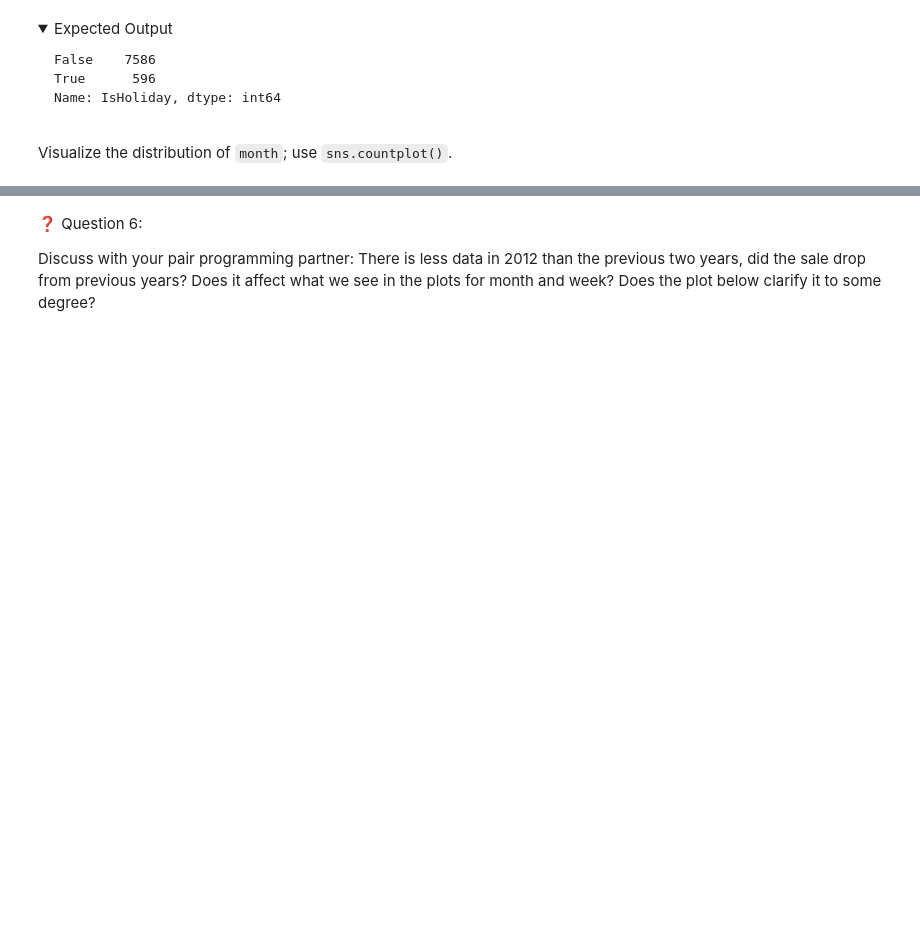
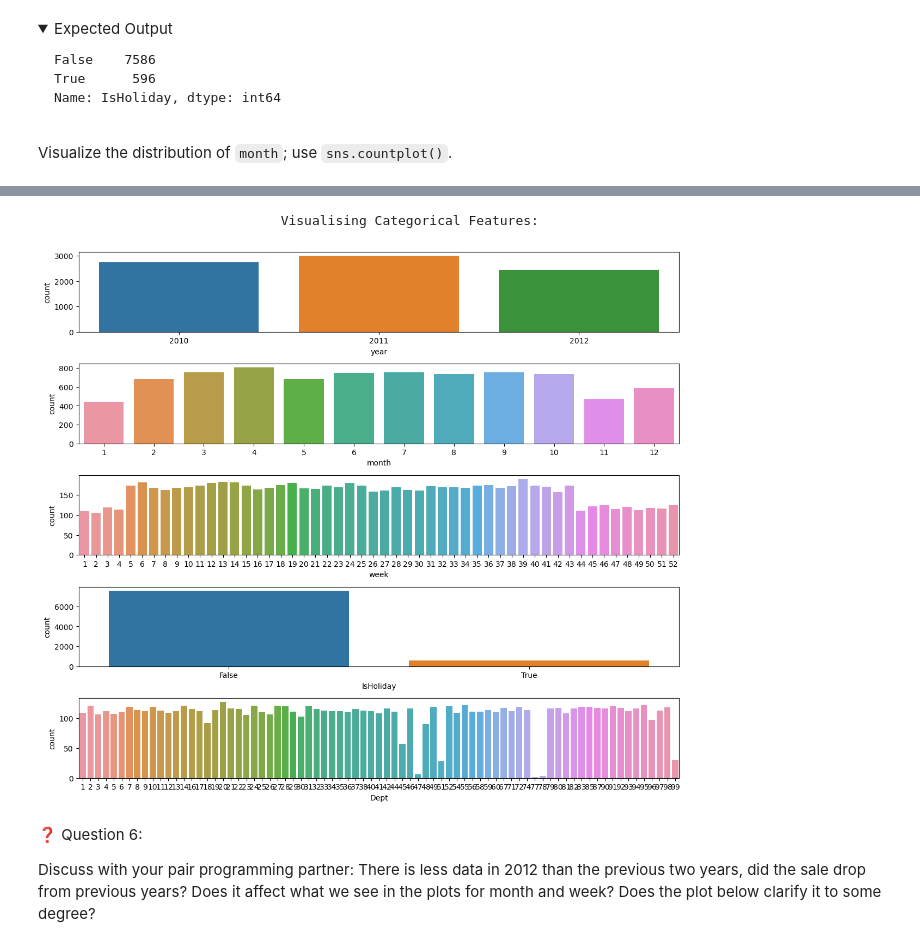
Before and after one commit to nickersonj/fourthbrain, a Jupyter notebook: assignments/week-04-data-eng-airflow/nb/walmart-sales-data.ipynb, the cells around one changed output, grey strips where cells are left out. Saved outputs shown, nothing was run; the diff lists cells and outputs as text; code cells hidden in the pictures; folded sections open; blank space fills up the shorter version.

```diff
--- a/assignments/week-04-data-eng-airflow/nb/walmart-sales-data.ipynb
+++ b/assignments/week-04-data-eng-airflow/nb/walmart-sales-data.ipynb
@@ -474,14 +490,17 @@ Visualize the distribution of `month`; use `sns.countplot()`.
 # %%
 #Visualising the categorical features
 
 print('\033[1mVisualising Categorical Features:'.center(100))
 
 plt.figure(figsize=(12,12))
 
 for i in range(len(categoricalFeatures)):
     plt.subplot(6,1,i+1)
-    sns.countplot(df_train[categoricalFeatures[i]])
+    sns.countplot(data=df_train, x=categoricalFeatures[i])
 plt.tight_layout();
+# %% [output]
+                               Visualising Categorical Features:
+[figure, added]
 # %% [markdown]
 ❓ Question 6:
 
```
Also changed, not shown: parts of 50 cells of this notebook.
